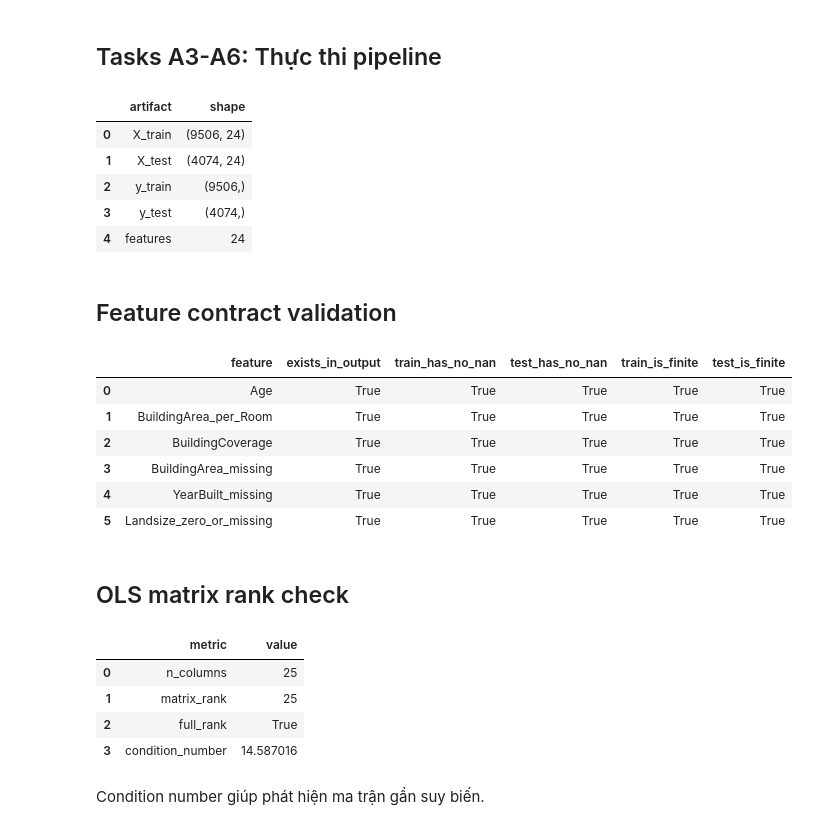
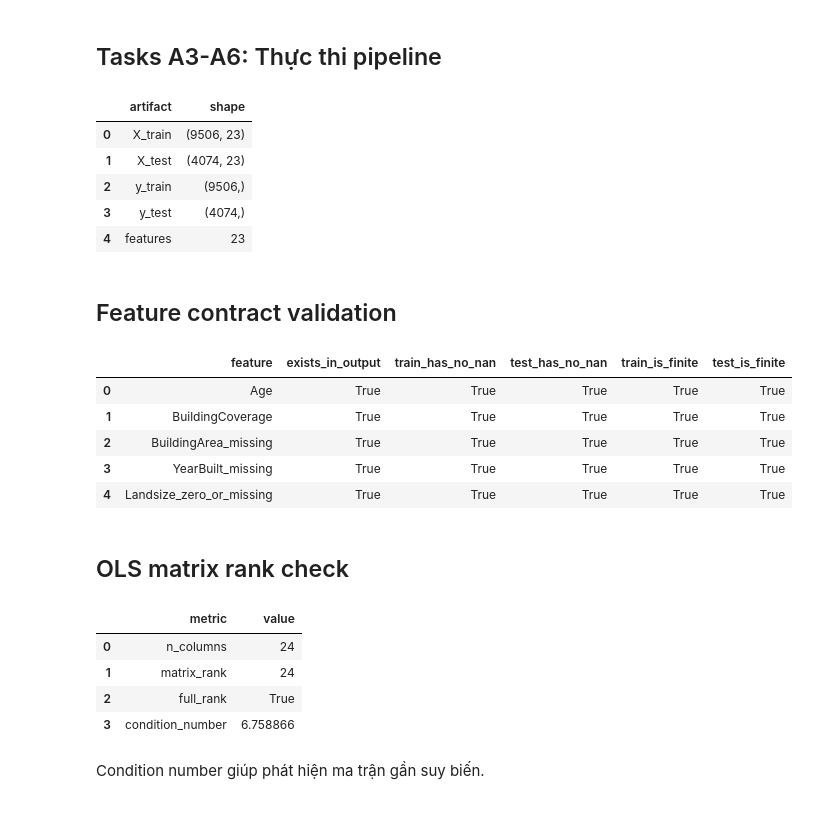
Before and after one commit to QuangNguyenNgoc/datafitting-and-ols-methods, a Jupyter notebook: part2/part2_eda.ipynb, the cells around one changed output. Cells and saved outputs as stored; diff of their text form; code cells hidden in the pictures.

```diff
--- a/part2/part2_eda.ipynb
+++ b/part2/part2_eda.ipynb
@@ -391,40 +392,39 @@ feature_preview[["Age", "BuildingArea_per_Room", "BuildingCoverage"]].describe()
 # %% [markdown]
 ## Tasks A3-A6: Thực thi pipeline
 # %%
-pipeline = DataPipeline(drop_columns=["Bedroom2"])
+pipeline = DataPipeline(drop_columns=["BuildingArea_per_Room", "Bedroom2"])
 X_train, y_train = pipeline.fit_transform(X_train_raw)
 X_test, y_test = pipeline.transform(X_test_raw)
 
 metadata = {
     "feature_names": pipeline.feature_names,
     "target_name": pipeline.target_name,
     "drop_columns": pipeline.drop_columns,
     "engineered_features": [
         "Age",
-        "BuildingArea_per_Room",
         "BuildingCoverage",
         "BuildingArea_missing",
         "YearBuilt_missing",
         "Landsize_zero_or_missing",
     ],
     "encoding_strategy": "one_hot_drop_first",
     "imputation_strategy": "MV2_column_median_train_only",
     "scaling_method": "standardize",
 }
 
 pd.DataFrame(
     {
         "artifact": ["X_train", "X_test", "y_train", "y_test", "features"],
         "shape": [X_train.shape, X_test.shape, y_train.shape, y_test.shape, len(metadata["feature_names"])],
     }
 )
 # %% [output]
 |  | artifact | shape |
-| 0 | X_train | (9506, 24) |
-| 1 | X_test | (4074, 24) |
+| 0 | X_train | (9506, 23) |
+| 1 | X_test | (4074, 23) |
 | 2 | y_train | (9506,) |
 | 3 | y_test | (4074,) |
-| 4 | features | 24 |
+| 4 | features | 23 |
 # %% [markdown]
 ## Feature contract validation
 # %%
@@ -463,11 +463,10 @@ feature_contract_check
 # %% [output]
 |  | feature | exists_in_output | train_has_no_nan | test_has_no_nan | train_is_finite | test_is_finite |
 | 0 | Age | True | True | True | True | True |
-| 1 | BuildingArea_per_Room | True | True | True | True | True |
-| 2 | BuildingCoverage | True | True | True | True | True |
-| 3 | BuildingArea_missing | True | True | True | True | True |
-| 4 | YearBuilt_missing | True | True | True | True | True |
-| 5 | Landsize_zero_or_missing | True | True | True | True | True |
+| 1 | BuildingCoverage | True | True | True | True | True |
+| 2 | BuildingArea_missing | True | True | True | True | True |
+| 3 | YearBuilt_missing | True | True | True | True | True |
+| 4 | Landsize_zero_or_missing | True | True | True | True | True |
 # %% [markdown]
 ## OLS matrix rank check
 # %%
@@ -492,10 +491,10 @@ assert condition_number < 1e10
 rank_check
 # %% [output]
 |  | metric | value |
-| 0 | n_columns | 25 |
-| 1 | matrix_rank | 25 |
+| 0 | n_columns | 24 |
+| 1 | matrix_rank | 24 |
 | 2 | full_rank | True |
-| 3 | condition_number | 14.587016 |
+| 3 | condition_number | 6.758866 |
 # %% [markdown]
 Condition number giúp phát hiện ma trận gần suy biến.
 # %% [markdown]
```
Also changed, not shown: parts of 2 cells of this notebook, 2 other files.
